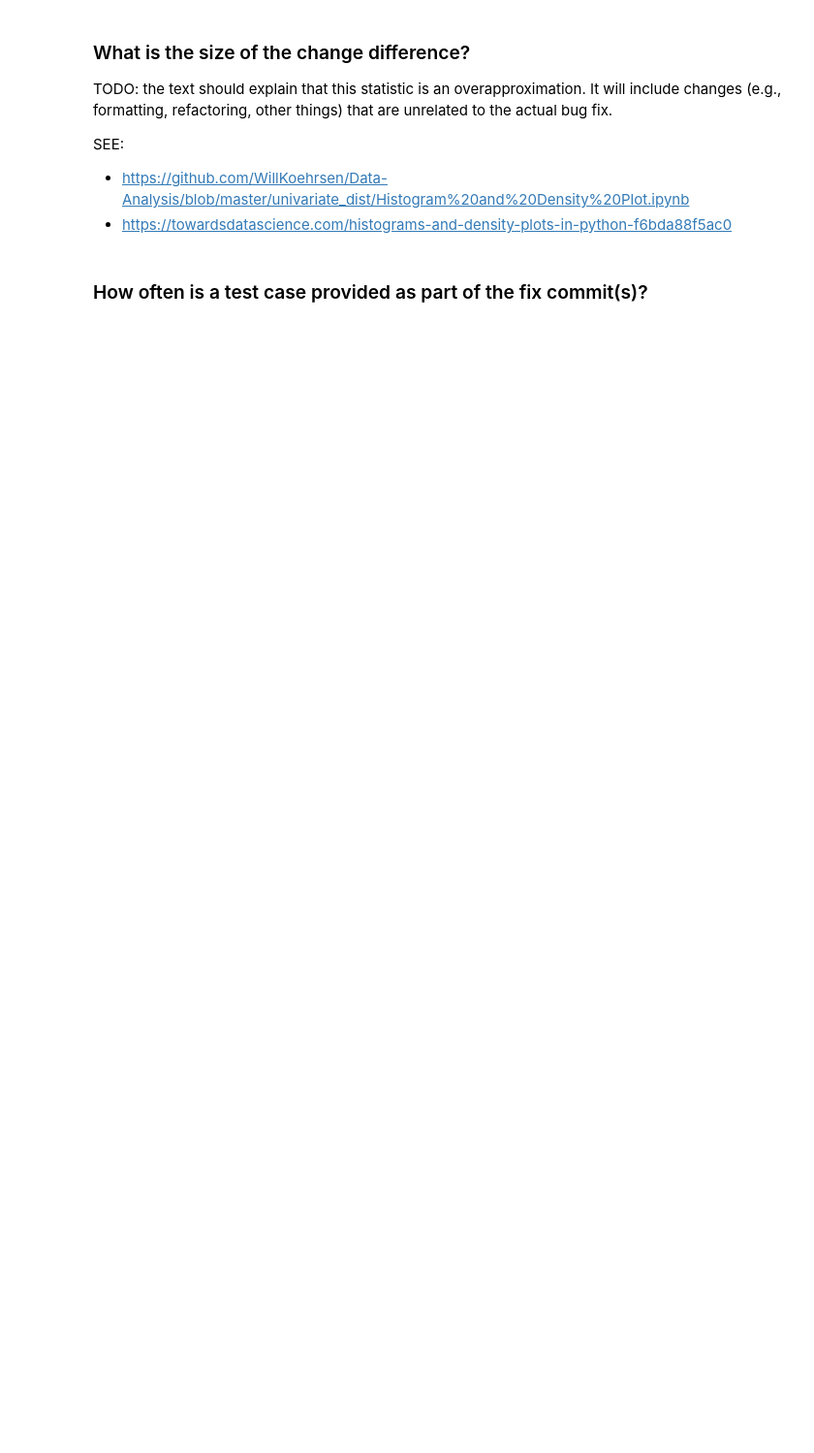
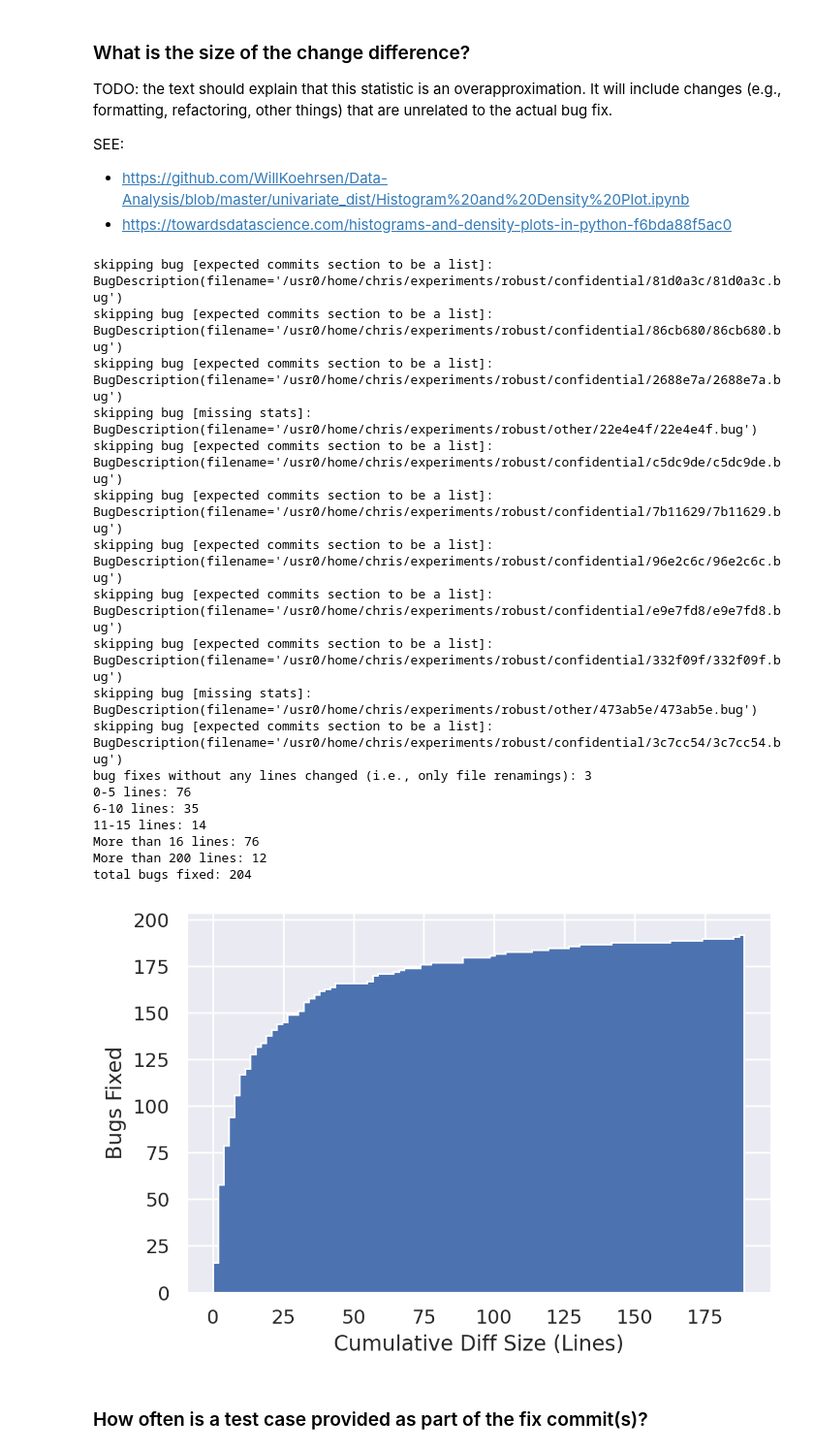
Before and after one commit to robust-rosin/robust, a Jupyter notebook: notebooks/robust.ipynb, the cells around one changed output. Shown at 97% size. Drawn from its saved outputs; the diff is of its cells as text; code cells hidden in the pictures; blank space fills up the shorter version.

Commit message:
jupyter: fixed cumulative diff size graph

```diff
--- a/notebooks/robust.ipynb
+++ b/notebooks/robust.ipynb
@@ -19,6 +19,10 @@ from robust import BugDescription, ROBUST
 
 # Apply the default theme
 sns.set_theme()
+
+# Increase DPI of figures
+sns.set(rc={"figure.dpi": 200, 'savefig.dpi': 200})
+
 
 DATASET = ROBUST("..")
 DIR_FIGURES = os.path.join(os.getcwd(), '../figures')
@@ -221,35 +260,55 @@ def num_lines_changed() -> None:
         ordered_tally[lines_changed] = tally[lines_changed]
 
     five_lines_or_fewer = sum(tally[c] for c in range(1, 6))
     six_to_ten_lines = sum(tally[c] for c in range(6, 11))
     eleven_to_fifteen_lines = sum(tally[c] for c in range(11, 16))
     more_than_sixteen_lines = sum(tally[c] for c in range(16, max(tally) + 1))
     more_than_200_lines = sum(tally[c] for c in range(201, max(tally) + 1))
 
     print(f"bug fixes without any lines changed (i.e., only file renamings): {tally[0]}")
     print(f"0-5 lines: {five_lines_or_fewer}")
     print(f"6-10 lines: {six_to_ten_lines}")
     print(f"11-15 lines: {eleven_to_fifteen_lines}")
     print(f"More than 16 lines: {more_than_sixteen_lines}")
     print(f"More than 200 lines: {more_than_200_lines}")
 
     # build a series
     vals = []
     for lines_changed in tally:
         vals += tally[lines_changed] * [lines_changed]
     total_bugs_fixed = len(vals)
     print(f"total bugs fixed: {total_bugs_fixed}")
 
     s = pd.Series(v for v in vals if v <= 200)
-    ax = s.plot.hist(bins=100, cumulative=True)
+    ax = s.plot.hist(bins=100, cumulative=True, histtype="stepfilled")
     ax.set_ylabel('Bugs Fixed')
     ax.set_ylim(0, total_bugs_fixed)
-    ax.set_xlabel('Diff Size (Lines)')
+    ax.set_xlabel('Cumulative Diff Size (Lines)')
     fig = ax.get_figure()
     fig.savefig(os.path.join(DIR_FIGURES, "lines-changed-leq-200.pdf"))
 
 
 num_lines_changed()
+# %% [output]
+skipping bug [expected commits section to be a list]: BugDescription(filename='/usr0/home/chris/experiments/robust/confidential/81d0a3c/81d0a3c.bug')
+skipping bug [expected commits section to be a list]: BugDescription(filename='/usr0/home/chris/experiments/robust/confidential/86cb680/86cb680.bug')
+skipping bug [expected commits section to be a list]: BugDescription(filename='/usr0/home/chris/experiments/robust/confidential/2688e7a/2688e7a.bug')
+skipping bug [missing stats]: BugDescription(filename='/usr0/home/chris/experiments/robust/other/22e4e4f/22e4e4f.bug')
+skipping bug [expected commits section to be a list]: BugDescription(filename='/usr0/home/chris/experiments/robust/confidential/c5dc9de/c5dc9de.bug')
+skipping bug [expected commits section to be a list]: BugDescription(filename='/usr0/home/chris/experiments/robust/confidential/7b11629/7b11629.bug')
+skipping bug [expected commits section to be a list]: BugDescription(filename='/usr0/home/chris/experiments/robust/confidential/96e2c6c/96e2c6c.bug')
+skipping bug [expected commits section to be a list]: BugDescription(filename='/usr0/home/chris/experiments/robust/confidential/e9e7fd8/e9e7fd8.bug')
+skipping bug [expected commits section to be a list]: BugDescription(filename='/usr0/home/chris/experiments/robust/confidential/332f09f/332f09f.bug')
+skipping bug [missing stats]: BugDescription(filename='/usr0/home/chris/experiments/robust/other/473ab5e/473ab5e.bug')
+skipping bug [expected commits section to be a list]: BugDescription(filename='/usr0/home/chris/experiments/robust/confidential/3c7cc54/3c7cc54.bug')
+bug fixes without any lines changed (i.e., only file renamings): 3
+0-5 lines: 76
+6-10 lines: 35
+11-15 lines: 14
+More than 16 lines: 76
+More than 200 lines: 12
+total bugs fixed: 204
+[figure, added]
 # %% [markdown]
 ### How often is a test case provided as part of the fix commit(s)?
 # %%
```
Also changed, not shown: parts of 7 cells of this notebook.
